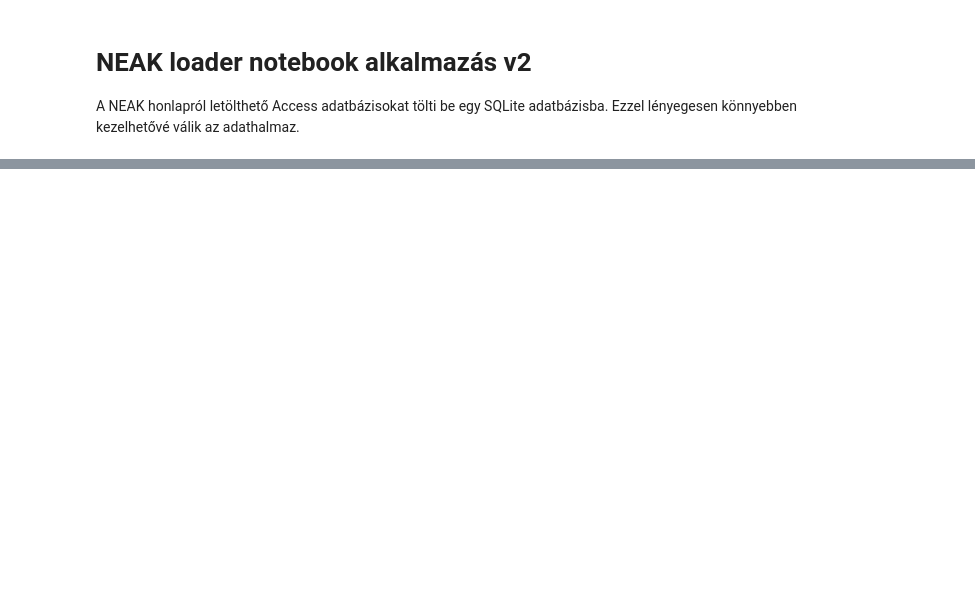
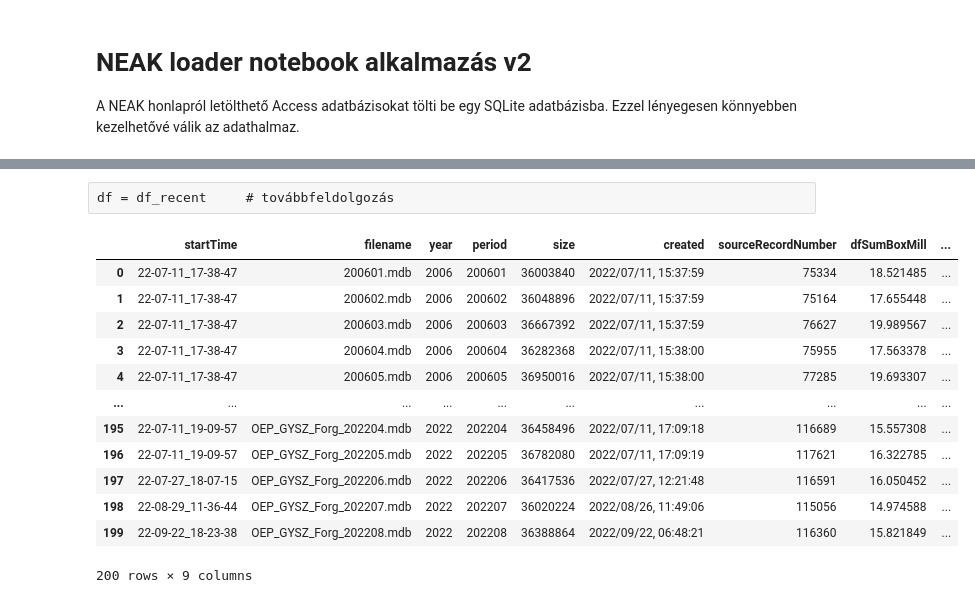
Before and after one commit to tom1964h/neak_pharma_statistica, a Jupyter notebook: neak_loaderv2.ipynb, the cells around one changed output, grey strips where cells are left out. Saved outputs shown, nothing was run; the diff lists cells and outputs as text; code cells hidden in the pictures; blank space fills up the shorter version.

```diff
--- a/neak_loaderv2.ipynb
+++ b/neak_loaderv2.ipynb
@@ -263,0 +278,21 @@ df_recent.to_csv("already_scanned.csv", sep=";", encoding='utf-8', index=False)
+# %% [raw]
+df = df_recent     # továbbfeldolgozás
+# %%
+# a beolvasásnál készített already_scanned.csv file visszaolvasása
+
+df_recent = pd.read_csv("already_scanned.csv", sep=";")
+df_recent
+# %% [output]
+|  | startTime | filename | year | period | size | created | sourceRecordNumber | dfSumBoxMill | ... |
+| 0 | 22-07-11_17-38-47 | 200601.mdb | 2006 | 200601 | 36003840 | 2022/07/11, 15:37:59 | 75334 | 18.521485 | ... |
+| 1 | 22-07-11_17-38-47 | 200602.mdb | 2006 | 200602 | 36048896 | 2022/07/11, 15:37:59 | 75164 | 17.655448 | ... |
+| 2 | 22-07-11_17-38-47 | 200603.mdb | 2006 | 200603 | 36667392 | 2022/07/11, 15:37:59 | 76627 | 19.989567 | ... |
+| 3 | 22-07-11_17-38-47 | 200604.mdb | 2006 | 200604 | 36282368 | 2022/07/11, 15:38:00 | 75955 | 17.563378 | ... |
+| 4 | 22-07-11_17-38-47 | 200605.mdb | 2006 | 200605 | 36950016 | 2022/07/11, 15:38:00 | 77285 | 19.693307 | ... |
+| ... | ... | ... | ... | ... | ... | ... | ... | ... | ... |
+| 195 | 22-07-11_19-09-57 | OEP_GYSZ_Forg_202204.mdb | 2022 | 202204 | 36458496 | 2022/07/11, 17:09:18 | 116689 | 15.557308 | ... |
+| 196 | 22-07-11_19-09-57 | OEP_GYSZ_Forg_202205.mdb | 2022 | 202205 | 36782080 | 2022/07/11, 17:09:19 | 117621 | 16.322785 | ... |
+| 197 | 22-07-27_18-07-15 | OEP_GYSZ_Forg_202206.mdb | 2022 | 202206 | 36417536 | 2022/07/27, 12:21:48 | 116591 | 16.050452 | ... |
+| 198 | 22-08-29_11-36-44 | OEP_GYSZ_Forg_202207.mdb | 2022 | 202207 | 36020224 | 2022/08/26, 11:49:06 | 115056 | 14.974588 | ... |
+| 199 | 22-09-22_18-23-38 | OEP_GYSZ_Forg_202208.mdb | 2022 | 202208 | 36388864 | 2022/09/22, 06:48:21 | 116360 | 15.821849 | ... |
+200 rows × 9 columns
```
Also changed, not shown: parts of 17 cells of this notebook, 7 other files.
